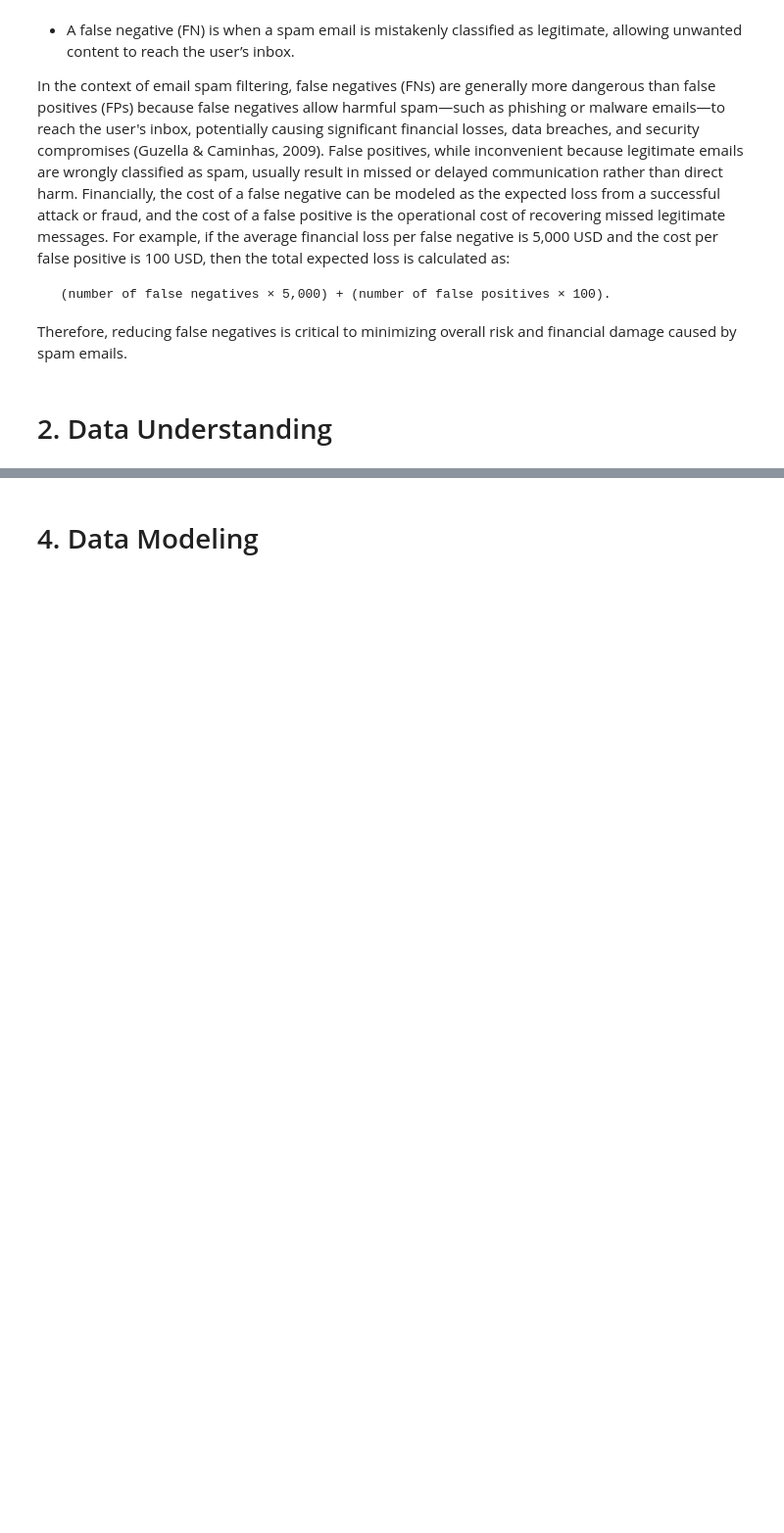
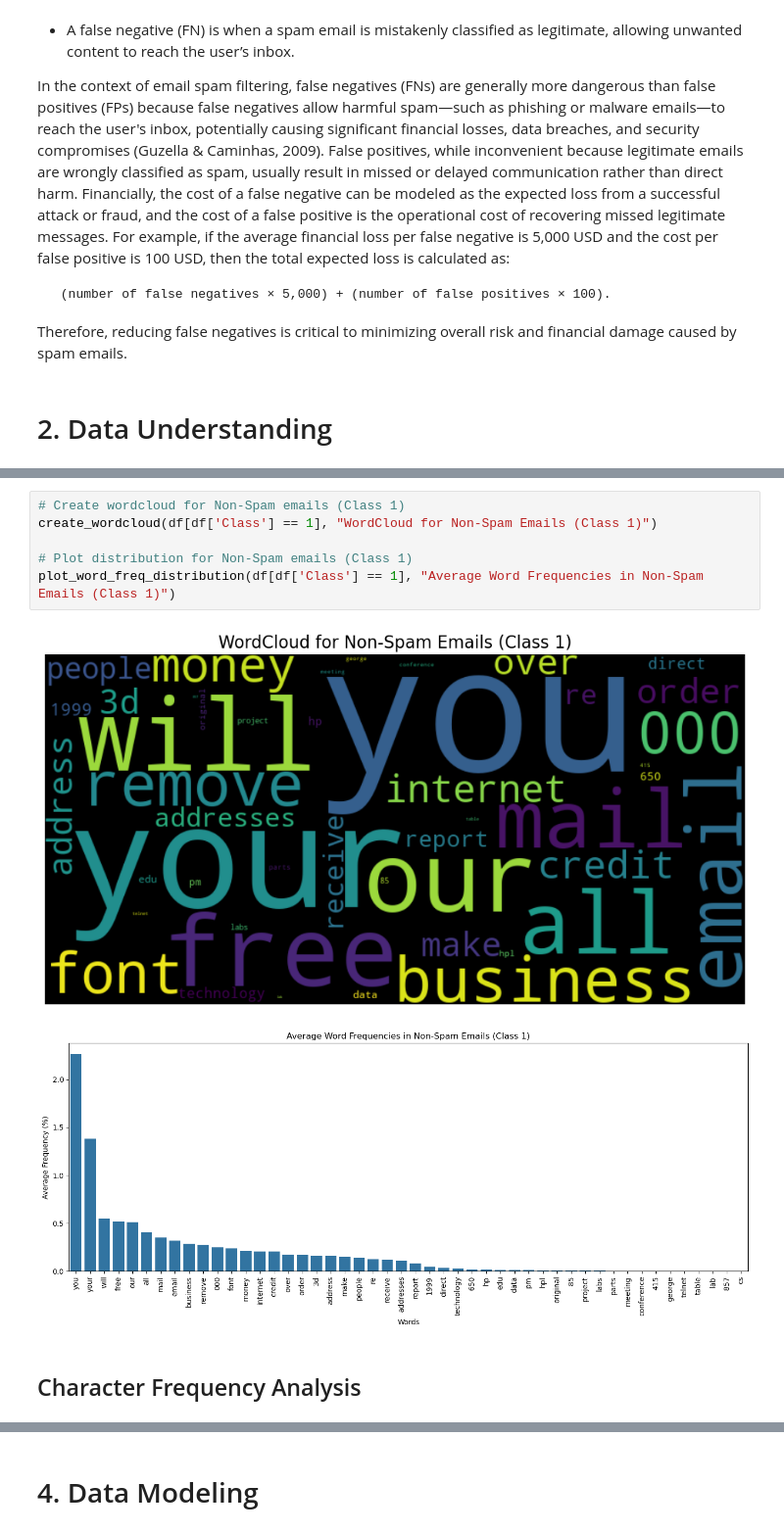
Before and after one commit to hansdarmawann/spambase-lgbm, a Jupyter notebook: spb_hd.ipynb, the cells around one changed output, grey strips where cells are left out. Shown at 98% size. Saved outputs shown, nothing was run; the diff lists cells and outputs as text; blank space fills up the shorter version.

```diff
--- a/spb_hd.ipynb
+++ b/spb_hd.ipynb
@@ -23,0 +185,11 @@ Therefore, reducing false negatives is critical to minimizing overall risk and f
+# %%
+# Create wordcloud for Non-Spam emails (Class 1)
+create_wordcloud(df[df['Class'] == 1], "WordCloud for Non-Spam Emails (Class 1)")
+
+# Plot distribution for Non-Spam emails (Class 1)
+plot_word_freq_distribution(df[df['Class'] == 1], "Average Word Frequencies in Non-Spam Emails (Class 1)")
+# %% [output]
+[figure, added]
+[figure, added]
+# %% [markdown]
+## Character Frequency Analysis
```
Also changed, not shown: parts of 22 cells of this notebook.
